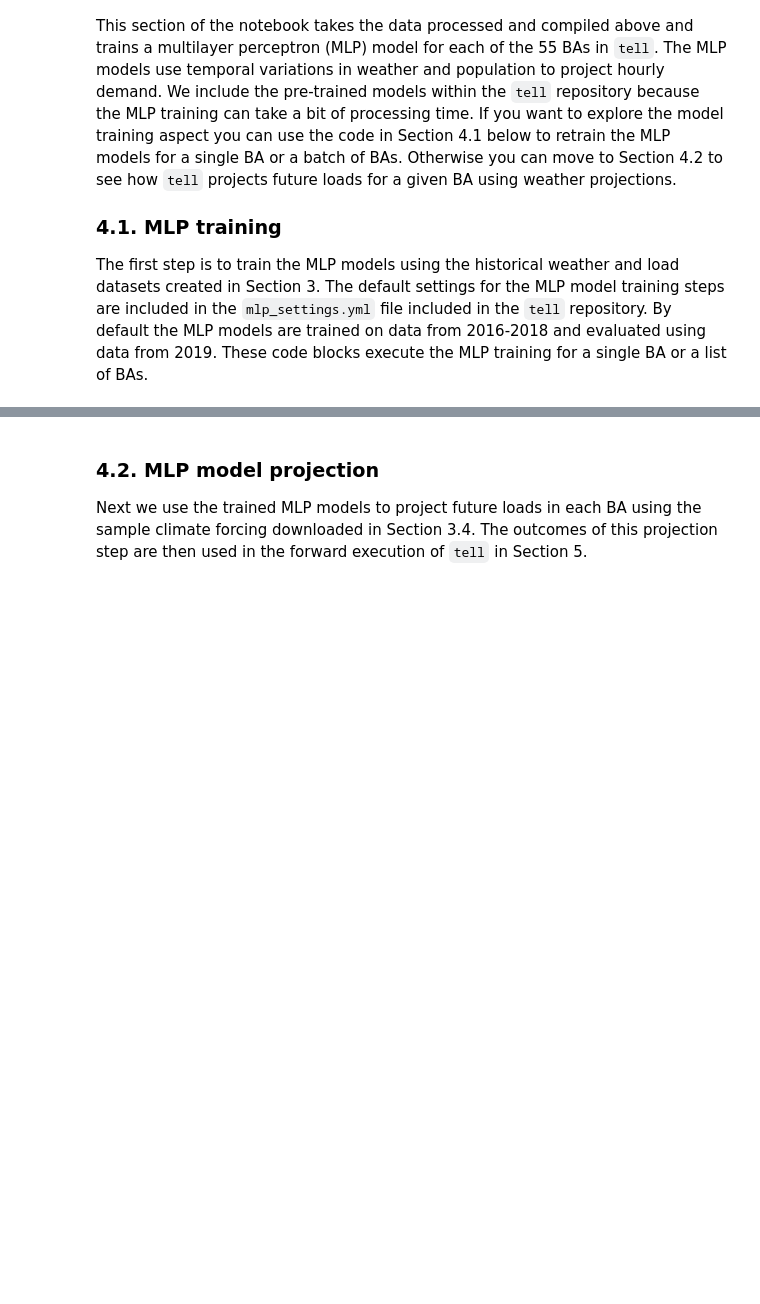
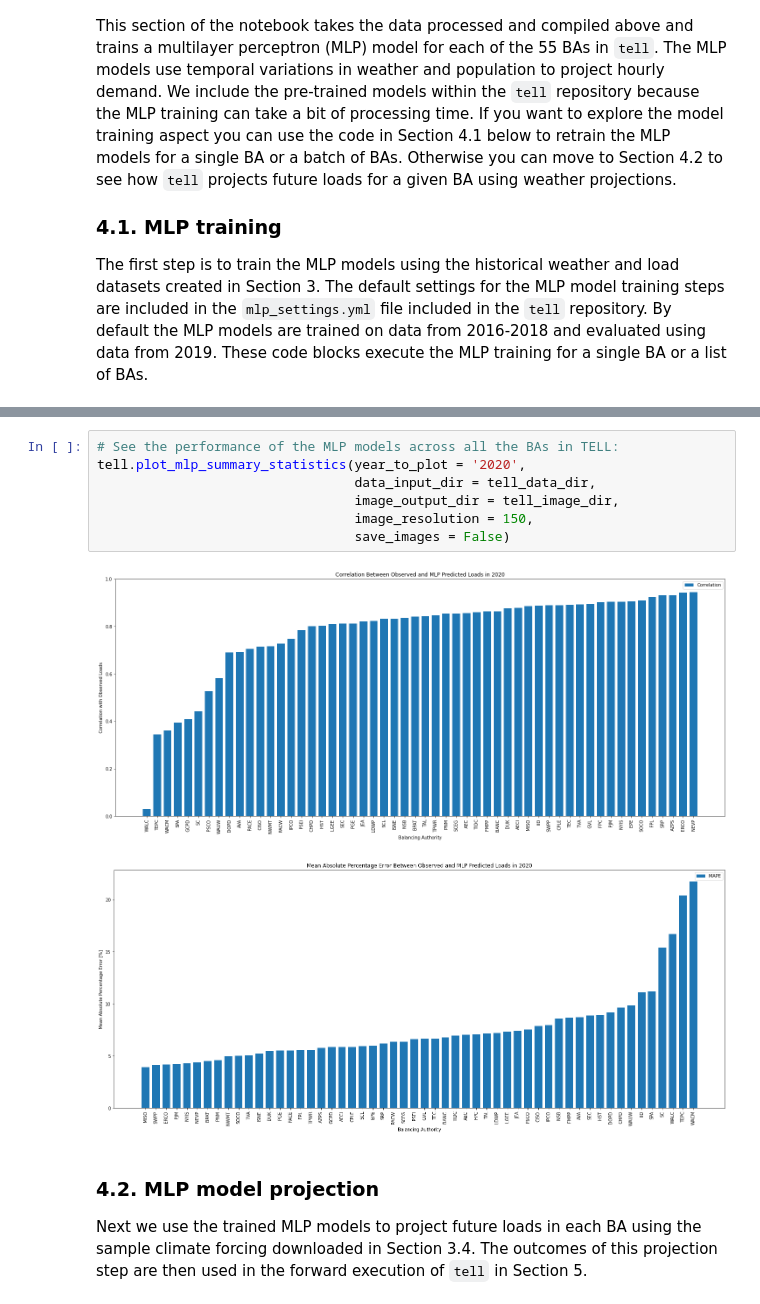
Before and after one commit to IMMM-SFA/tell, a Jupyter notebook: notebooks/tell_quickstarter.ipynb, the cells around one changed output, grey strips where cells are left out. Cells and saved outputs as stored; diff of their text form; blank space fills up the shorter version.

Commit message:
Added MLP visualizations

```diff
--- a/notebooks/tell_quickstarter.ipynb
+++ b/notebooks/tell_quickstarter.ipynb
@@ -142,3 +122,13 @@ validation_df
+# %%
+# See the performance of the MLP models across all the BAs in TELL:
+tell.plot_mlp_summary_statistics(year_to_plot = '2020',
+                                 data_input_dir = tell_data_dir,
+                                 image_output_dir = tell_image_dir,
+                                 image_resolution = 150,
+                                 save_images = False)
+# %% [output]
+[figure, added]
+[figure, added]
 # %% [markdown]
 ### 4.2. MLP model projection
 Next we use the trained MLP models to project future loads in each BA using the sample climate forcing downloaded in Section 3.4. The outcomes of this projection step are then used in the forward execution of `tell` in Section 5.
```
Also changed, not shown: parts of 3 cells of this notebook, 2 other files.
